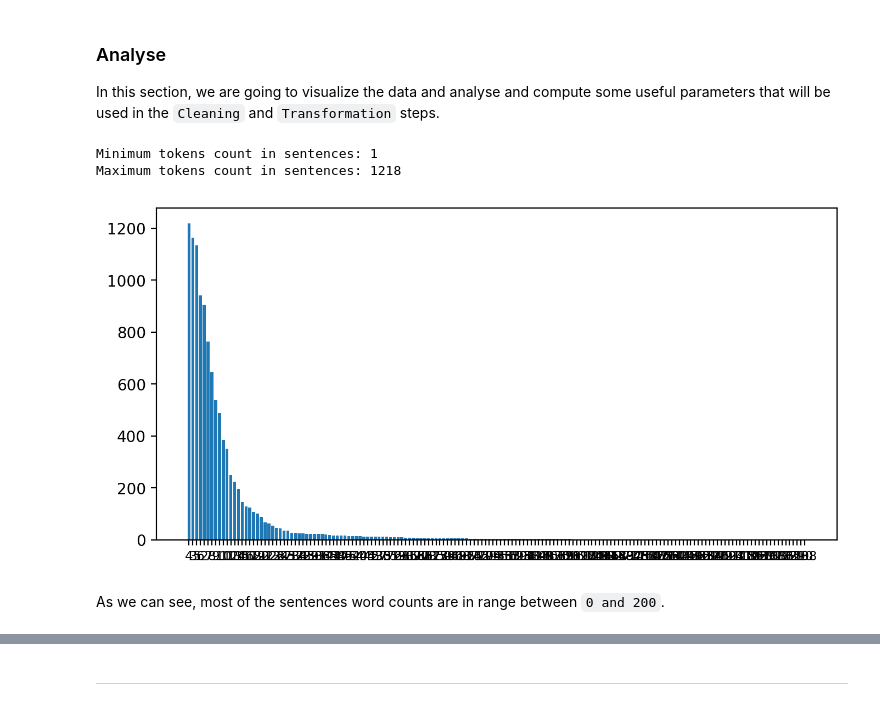
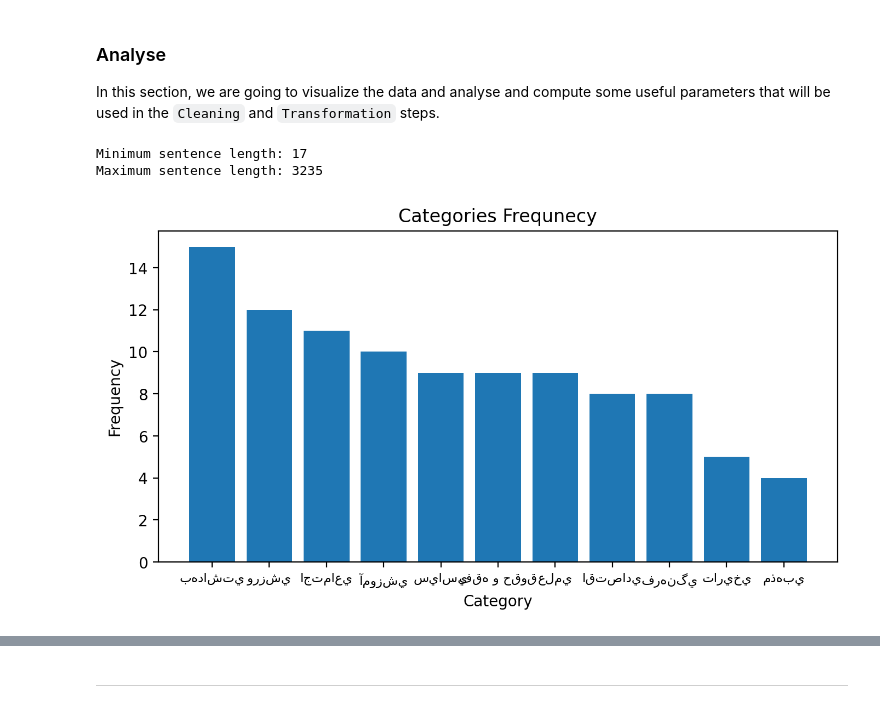
Before and after one commit to ckoliber/nlpexercises, a Jupyter notebook: src/exercise5.ipynb, the cells around one changed output, grey strips where cells are left out. Cells and saved outputs as stored; diff of their text form; code cells hidden in the pictures.

```diff
--- a/src/exercise5.ipynb
+++ b/src/exercise5.ipynb
@@ -64,0 +34,10 @@ dataset = Dataset.from_pandas(data_frame)
+# %%
+corpus = hazm.PersicaReader(csv_file="../lib/persica.csv")
+
+data_frame = pd.DataFrame(corpus.docs())
+data_frame = data_frame.sample(frac=1, random_state=313)
+data_frame = data_frame.filter(["text", "category2"]).head(n=100)
+
+data_frame["length"] = data_frame["text"].apply(lambda text : len(hazm.word_tokenize(text)))
+
+data_frame
@@ -66,25 +59,24 @@ dataset = Dataset.from_pandas(data_frame)
 ### Analyse
 
 In this section, we are going to visualize the data and analyse and compute some useful parameters that will be used in the `Cleaning` and `Transformation` steps.
+# %%
+min_length = data_frame["length"].min()
+max_length = data_frame["length"].max()
+
+print(f"Minimum sentence length: {min_length}")
+print(f"Maximum sentence length: {max_length}")
+# %% [output]
+Minimum sentence length: 17
+Maximum sentence length: 3235
 # %%
-data_frame["tokens"] = data_frame["text"].apply(lambda text : hazm.sent_tokenize(text))
-data_frame["tokens_count"] = data_frame["tokens"].apply(lambda tokens : len(tokens))
-
-tokens_min = data_frame["tokens_count"].value_counts().min()
-tokens_max = data_frame["tokens_count"].value_counts().max()
-
-print(f"Minimum tokens count in sentences: {tokens_min}")
-print(f"Maximum tokens count in sentences: {tokens_max}")
-
-df = pd.Series(data_frame["tokens_count"].value_counts())
+df = pd.Series(data_frame["category2"].value_counts())
 
 plt.figure(figsize=(8, 4), dpi=200)
 plt.bar(range(len(df)), df.values, align='center')
 plt.xticks(range(len(df)), df.index.values, size='small')
+plt.xlabel("Category")
+plt.ylabel("Frequency")
+plt.title("Categories Frequnecy")
 plt.show()
 # %% [output]
-Minimum tokens count in sentences: 1
-Maximum tokens count in sentences: 1218
-[figure, old version]
+[figure, new version]
-# %% [markdown]
-As we can see, most of the sentences word counts are in range between `0 and 200`.
```
Also changed, not shown: parts of 18 cells of this notebook.
